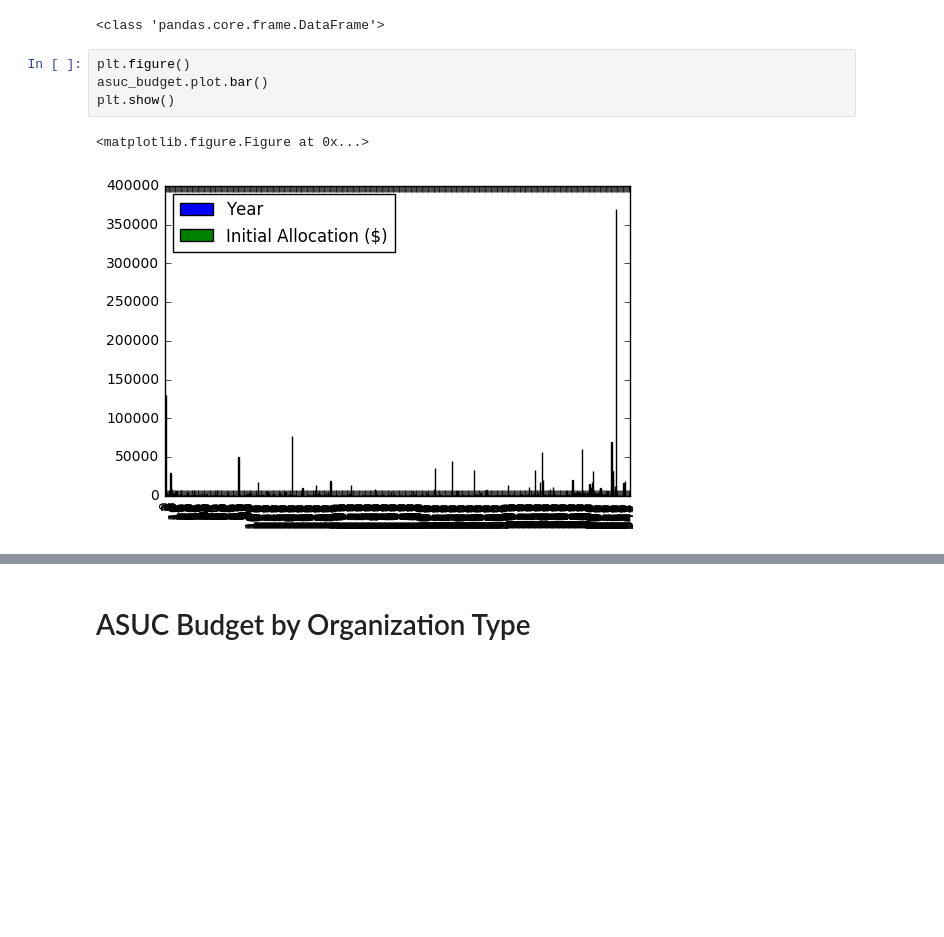
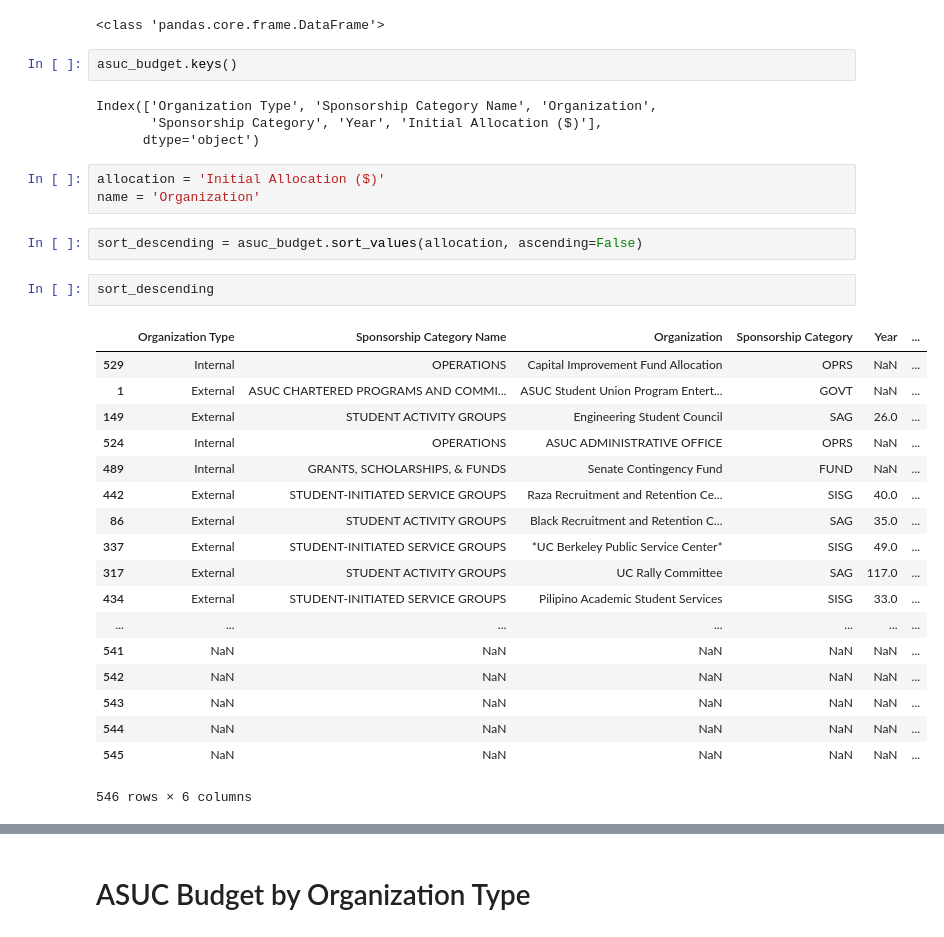
Before and after one commit to dailycal-projects/asuc-budget-club, a Jupyter notebook: asuc.ipynb, the cells around one changed output, grey strips where cells are left out. Saved outputs shown, nothing was run; the diff lists cells and outputs as text; blank space fills up the shorter version.

```diff
--- a/asuc.ipynb
+++ b/asuc.ipynb
@@ -8,10 +8,35 @@ asuc_budget = pd.read_csv("./asuc_allocation_processed.csv")
 print(type(asuc_budget))
 # %% [output]
 <class 'pandas.core.frame.DataFrame'>
-# %%
-plt.figure()
-asuc_budget.plot.bar()
-plt.show()
-# %% [output]
-<matplotlib.figure.Figure at 0x...>
-[figure, removed]
+# %%
+asuc_budget.keys()
+# %% [output]
+Index(['Organization Type', 'Sponsorship Category Name', 'Organization',
+       'Sponsorship Category', 'Year', 'Initial Allocation ($)'],
+      dtype='object')
+# %%
+allocation = 'Initial Allocation ($)'
+name = 'Organization'
+# %%
+sort_descending = asuc_budget.sort_values(allocation, ascending=False)
+# %%
+sort_descending
+# %% [output]
+|  | Organization Type | Sponsorship Category Name | Organization | Sponsorship Category | Year | ... |
+| 529 | Internal | OPERATIONS | Capital Improvement Fund Allocation | OPRS | NaN | ... |
+| 1 | External | ASUC CHARTERED PROGRAMS AND COMMI... | ASUC Student Union Program Entert... | GOVT | NaN | ... |
+| 149 | External | STUDENT ACTIVITY GROUPS | Engineering Student Council | SAG | 26.0 | ... |
+| 524 | Internal | OPERATIONS | ASUC ADMINISTRATIVE OFFICE | OPRS | NaN | ... |
+| 489 | Internal | GRANTS, SCHOLARSHIPS, & FUNDS | Senate Contingency Fund | FUND | NaN | ... |
+| 442 | External | STUDENT-INITIATED SERVICE GROUPS | Raza Recruitment and Retention Ce... | SISG | 40.0 | ... |
+| 86 | External | STUDENT ACTIVITY GROUPS | Black Recruitment and Retention C... | SAG | 35.0 | ... |
+| 337 | External | STUDENT-INITIATED SERVICE GROUPS | *UC Berkeley Public Service Center* | SISG | 49.0 | ... |
+| 317 | External | STUDENT ACTIVITY GROUPS | UC Rally Committee | SAG | 117.0 | ... |
+| 434 | External | STUDENT-INITIATED SERVICE GROUPS | Pilipino Academic Student Services | SISG | 33.0 | ... |
+| ... | ... | ... | ... | ... | ... | ... |
+| 541 | NaN | NaN | NaN | NaN | NaN | ... |
+| 542 | NaN | NaN | NaN | NaN | NaN | ... |
+| 543 | NaN | NaN | NaN | NaN | NaN | ... |
+| 544 | NaN | NaN | NaN | NaN | NaN | ... |
+| 545 | NaN | NaN | NaN | NaN | NaN | ... |
+546 rows × 6 columns
```
Also changed, not shown: parts of 6 cells of this notebook.
